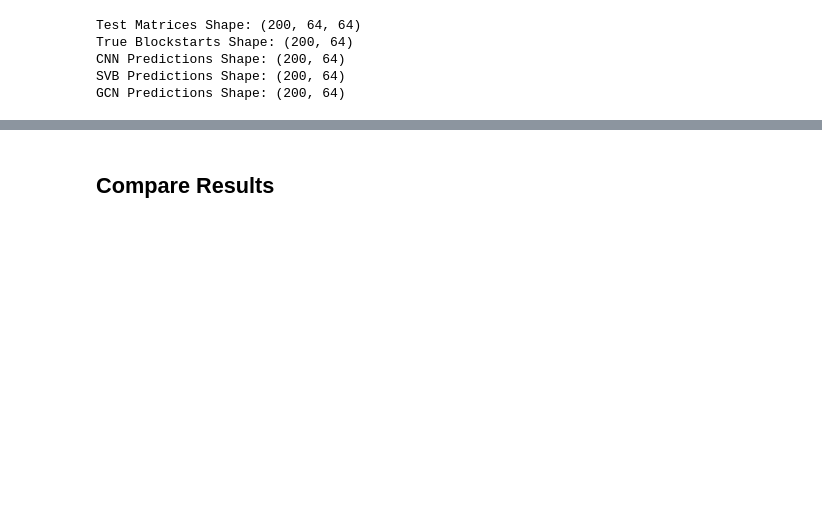
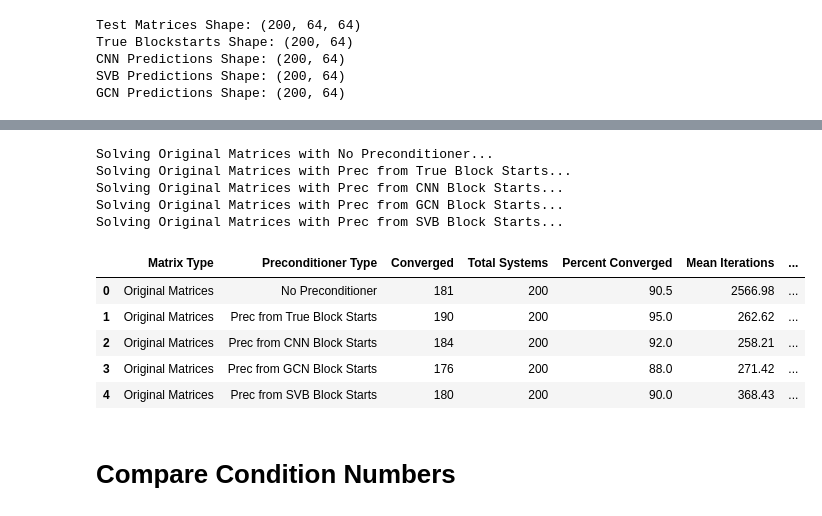
Before and after one commit to 24io/opencampus-ai-project, a Jupyter notebook: notebook_5_solving_with_GMRES.ipynb, the cells around one changed output, grey strips where cells are left out. Saved outputs shown, nothing was run; the diff lists cells and outputs as text; code cells hidden in the pictures; blank space fills up the shorter version.

```diff
--- a/notebook_5_solving_with_GMRES.ipynb
+++ b/notebook_5_solving_with_GMRES.ipynb
@@ -138,13 +42,8 @@ plt.show()
 # %%
-# Using True block starts from different methods and Matrices (with different preprocessing methods, optional)
+# Using block starts derived from different methods, generate block Jacobi preconditioners
 precs_true = prec.generate_block_jacobi_preconditioner(A_orig, true_blocks)
 precs_cnn = prec.generate_block_jacobi_preconditioner(A_orig, cnn_blocks)
 precs_gcn = prec.generate_block_jacobi_preconditioner(A_orig, gcn_blocks)
 precs_svb = prec.generate_block_jacobi_preconditioner(A_orig, svb_blocks)
 
-# precs_true_norm = prec.generate_block_jacobi_preconditioner(A_norm, true_blocks)
-# precs_true_flip = prec.generate_block_jacobi_preconditioner(A_flip, true_blocks)
-# precs_true_flip_norm = prec.generate_block_jacobi_preconditioner(A_flip_norm, true_blocks)
-# precs_true_shift_norm = prec.generate_block_jacobi_preconditioner(A_shift_norm, true_blocks)
-
-b = np.ones((test_matrices.shape[0], A_orig.shape[1]))
+b = np.ones((A_orig.shape[0], A_orig.shape[1]))
@@ -216,2 +57,33 @@ KeyboardInterrupt:
+# %%
+# Run GMRES experiments with different preconditioners
+input_matrices_list = [
+    ('Original Matrices', A_orig) # Option to add differently processed matrices
+]
+
+preconditioners_list = [
+    ('No Preconditioner', None),
+    ('Prec from True Block Starts', precs_true),
+    ('Prec from CNN Block Starts', precs_cnn),
+    ('Prec from GCN Block Starts', precs_gcn),
+    ('Prec from SVB Block Starts', precs_svb)
+]
+
+results_df = prec.run_gmres_experiments(input_matrices_list, preconditioners_list, b)
+
+# Print Results
+pd.set_option("display.precision", 2)
+results_df
+# %% [output]
+Solving Original Matrices with No Preconditioner...
+Solving Original Matrices with Prec from True Block Starts...
+Solving Original Matrices with Prec from CNN Block Starts...
+Solving Original Matrices with Prec from GCN Block Starts...
+Solving Original Matrices with Prec from SVB Block Starts...
+|  | Matrix Type | Preconditioner Type | Converged | Total Systems | Percent Converged | Mean Iterations | ... |
+| 0 | Original Matrices | No Preconditioner | 181 | 200 | 90.5 | 2566.98 | ... |
+| 1 | Original Matrices | Prec from True Block Starts | 190 | 200 | 95.0 | 262.62 | ... |
+| 2 | Original Matrices | Prec from CNN Block Starts | 184 | 200 | 92.0 | 258.21 | ... |
+| 3 | Original Matrices | Prec from GCN Block Starts | 176 | 200 | 88.0 | 271.42 | ... |
+| 4 | Original Matrices | Prec from SVB Block Starts | 180 | 200 | 90.0 | 368.43 | ... |
 # %% [markdown]
-## Compare Results
+# Compare Condition Numbers
```
Also changed, not shown: parts of 19 cells of this notebook.
